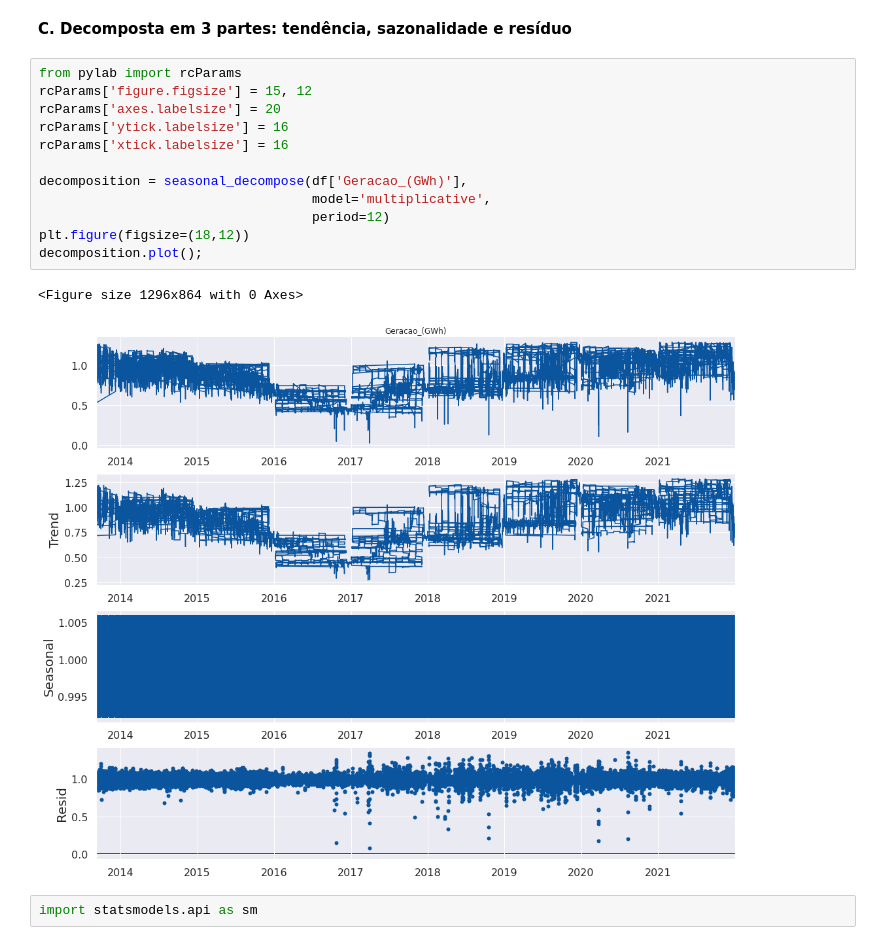
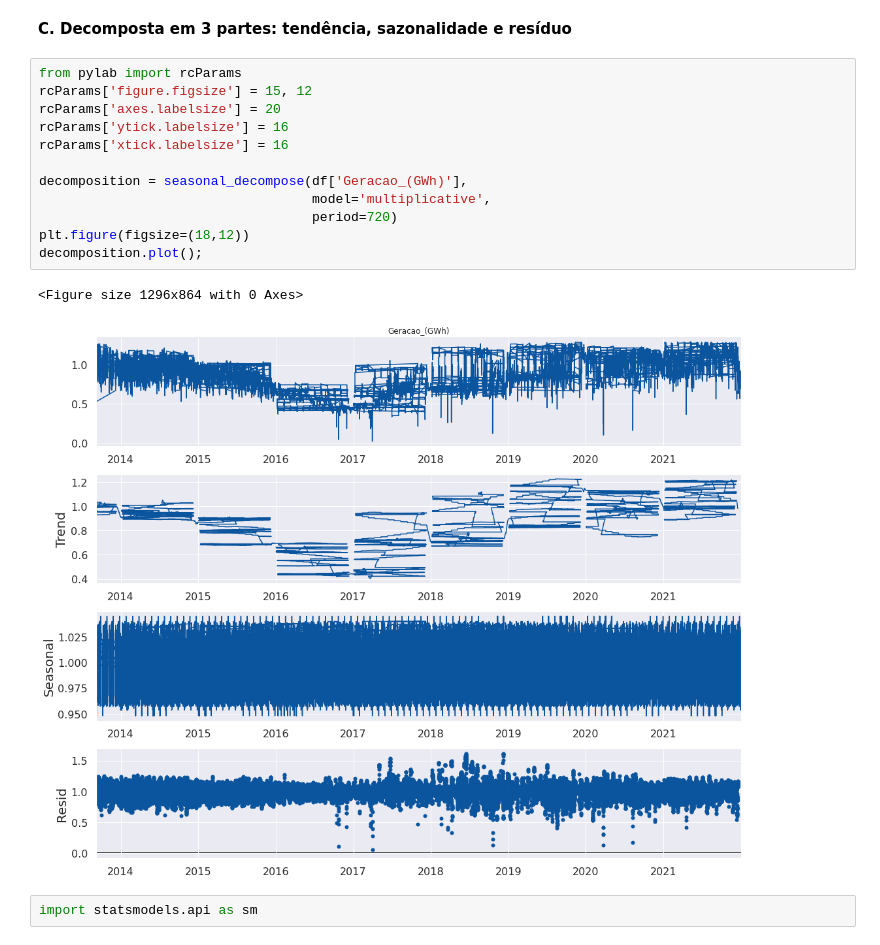
Before and after one commit to Leonardorochagit/Geracao_Energia, a Jupyter notebook: Previsao_GeracaoEnergia_AM.ipynb, the cells around one changed output. Cells and saved outputs as stored; diff of their text form.

```diff
--- a/Previsao_GeracaoEnergia_AM.ipynb
+++ b/Previsao_GeracaoEnergia_AM.ipynb
@@ -627,18 +691,18 @@ NameError: ignored
 # %%
 from pylab import rcParams
 rcParams['figure.figsize'] = 15, 12
 rcParams['axes.labelsize'] = 20
 rcParams['ytick.labelsize'] = 16
 rcParams['xtick.labelsize'] = 16
 
 decomposition = seasonal_decompose(df['Geracao_(GWh)'],
                                    model='multiplicative',
-                                   period=12)
+                                   period=720)
 plt.figure(figsize=(18,12))
 decomposition.plot();
 # %% [output]
 <Figure size 1296x864 with 0 Axes>
-[figure, old version]
+[figure, new version]
 # %%
 import statsmodels.api as sm
 # %%
```
Also changed, not shown: parts of 15 cells of this notebook.
